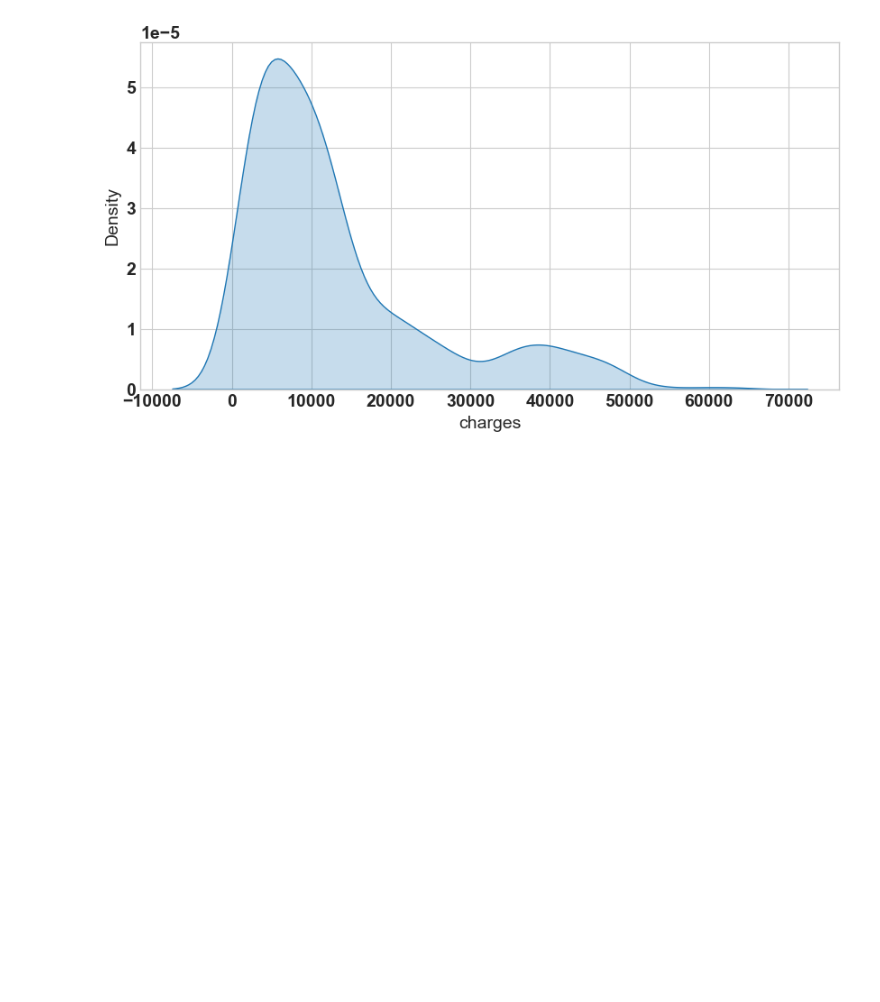
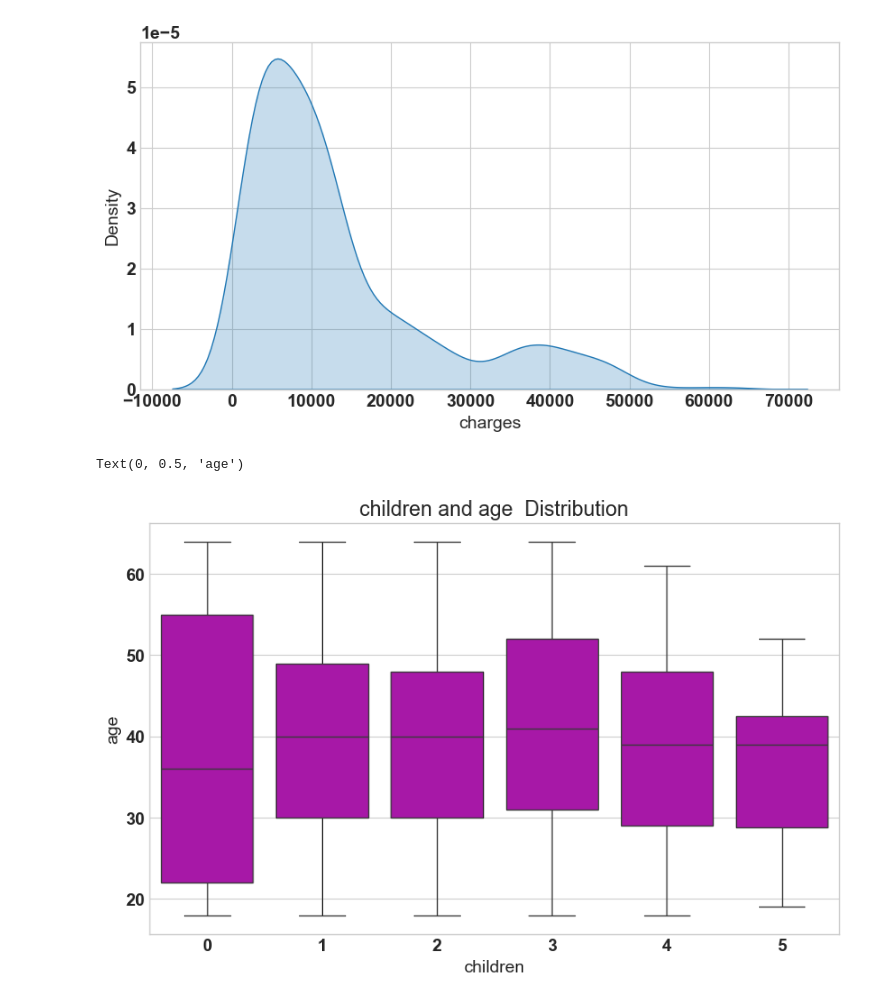
Before and after one commit to dujtep/Linear_Regression, a Jupyter notebook: Medical_cost.ipynb, the cells around one changed output. Saved outputs shown, nothing was run; the diff lists cells and outputs as text; code cells hidden in the pictures; blank space fills up the shorter version.

```diff
--- a/Medical_cost.ipynb
+++ b/Medical_cost.ipynb
@@ -345,3 +345,12 @@ sns.kdeplot(df['charges'],fill=True)
 plt.show()
 # %% [output]
 [figure]
+# %%
+plt.figure(figsize=(10, 6))
+sns.boxplot(x= df['children'],y= df['age'], color='m')
+plt.title('children and age  Distribution')
+plt.xlabel('children')
+plt.ylabel('age')
+# %% [output]
+Text(0, 0.5, 'age')
+[figure, added]
```
Also changed, not shown: parts of 35 cells of this notebook.
